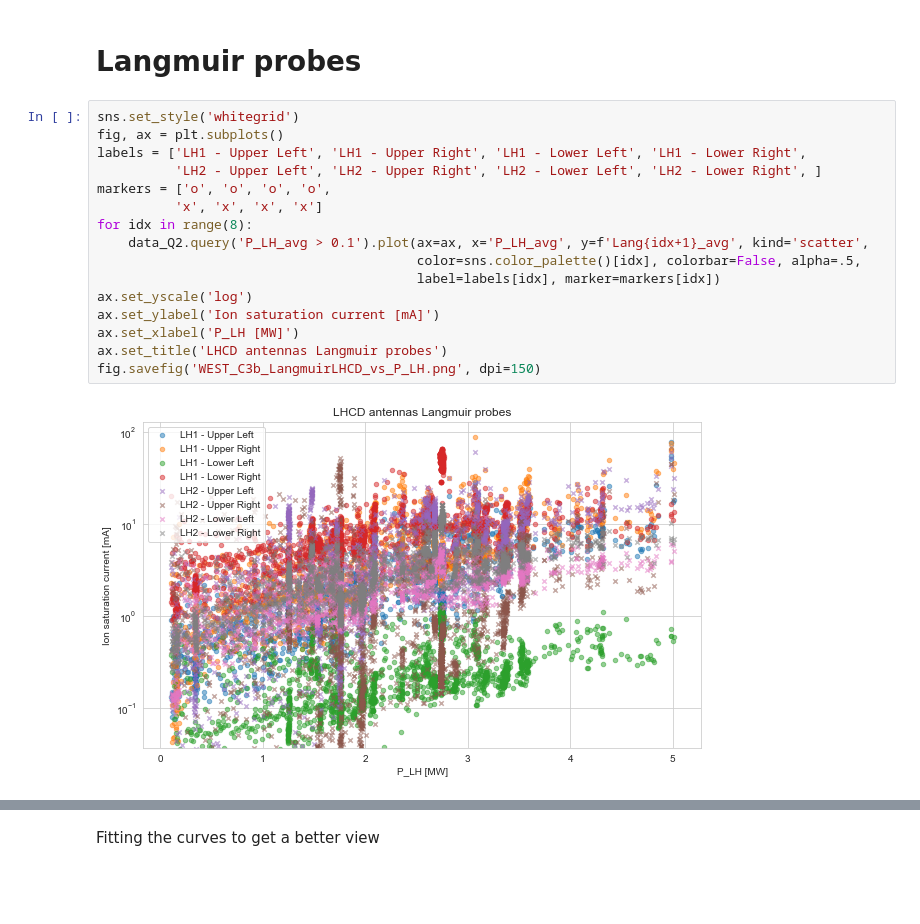
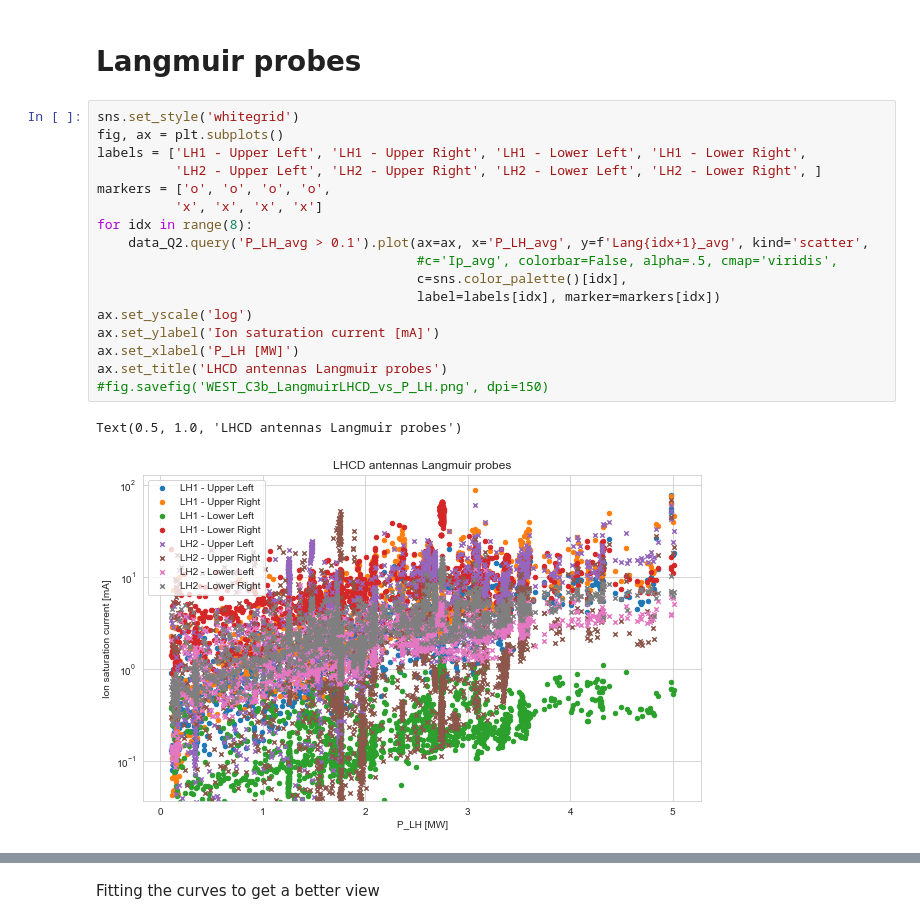
Before and after one commit to Hash--/ICRH, a Jupyter notebook: notebooks/WEST/C3b/WEST_C3b_coupling_analysis.ipynb, the cells around one changed output, grey strips where cells are left out. Drawn from its saved outputs; the diff is of its cells as text; blank space fills up the shorter version.

```diff
--- a/notebooks/WEST/C3b/WEST_C3b_coupling_analysis.ipynb
+++ b/notebooks/WEST/C3b/WEST_C3b_coupling_analysis.ipynb
@@ -54,18 +57,20 @@ Database contains 131 shots, from #53566 to #54178
 # %%
 sns.set_style('whitegrid')
 fig, ax = plt.subplots()
 labels = ['LH1 - Upper Left', 'LH1 - Upper Right', 'LH1 - Lower Left', 'LH1 - Lower Right',
           'LH2 - Upper Left', 'LH2 - Upper Right', 'LH2 - Lower Left', 'LH2 - Lower Right', ]
 markers = ['o', 'o', 'o', 'o',
           'x', 'x', 'x', 'x']
 for idx in range(8):
     data_Q2.query('P_LH_avg > 0.1').plot(ax=ax, x='P_LH_avg', y=f'Lang{idx+1}_avg', kind='scatter',
-                                         color=sns.color_palette()[idx], colorbar=False, alpha=.5,
+                                         #c='Ip_avg', colorbar=False, alpha=.5, cmap='viridis',
+                                         c=sns.color_palette()[idx],
                                          label=labels[idx], marker=markers[idx])
 ax.set_yscale('log')
 ax.set_ylabel('Ion saturation current [mA]')
 ax.set_xlabel('P_LH [MW]')
 ax.set_title('LHCD antennas Langmuir probes')
-fig.savefig('WEST_C3b_LangmuirLHCD_vs_P_LH.png', dpi=150)
+#fig.savefig('WEST_C3b_LangmuirLHCD_vs_P_LH.png', dpi=150)
 # %% [output]
+Text(0.5, 1.0, 'LHCD antennas Langmuir probes')
-[figure, old version]
+[figure, new version]
```
Also changed, not shown: parts of 34 cells of this notebook, 1 other file.
